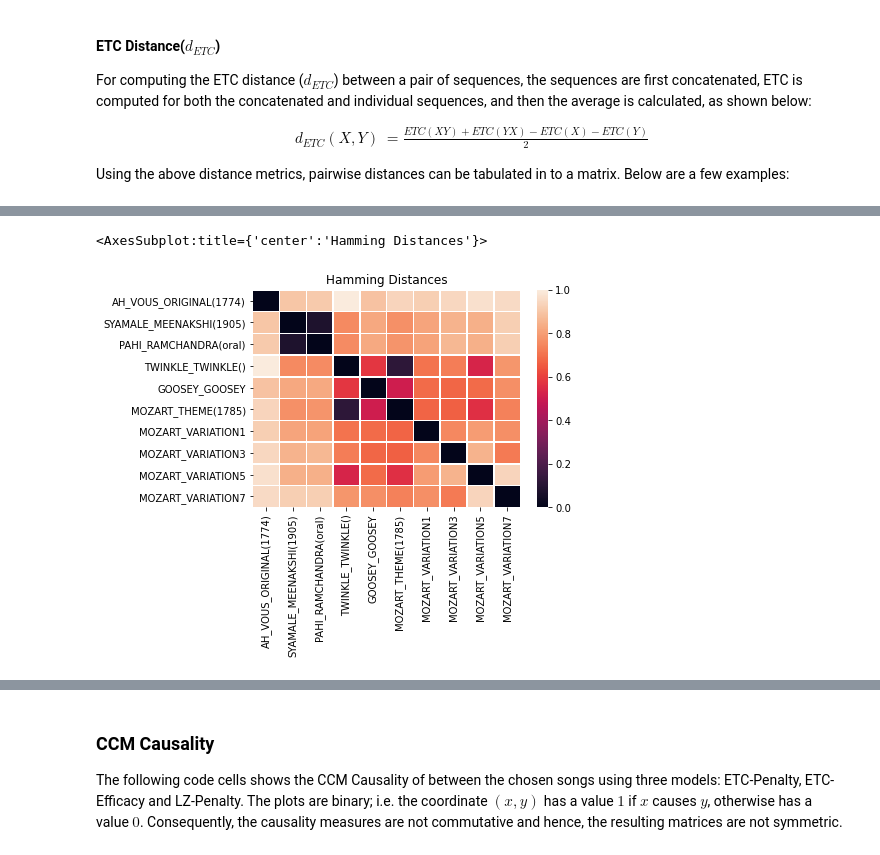
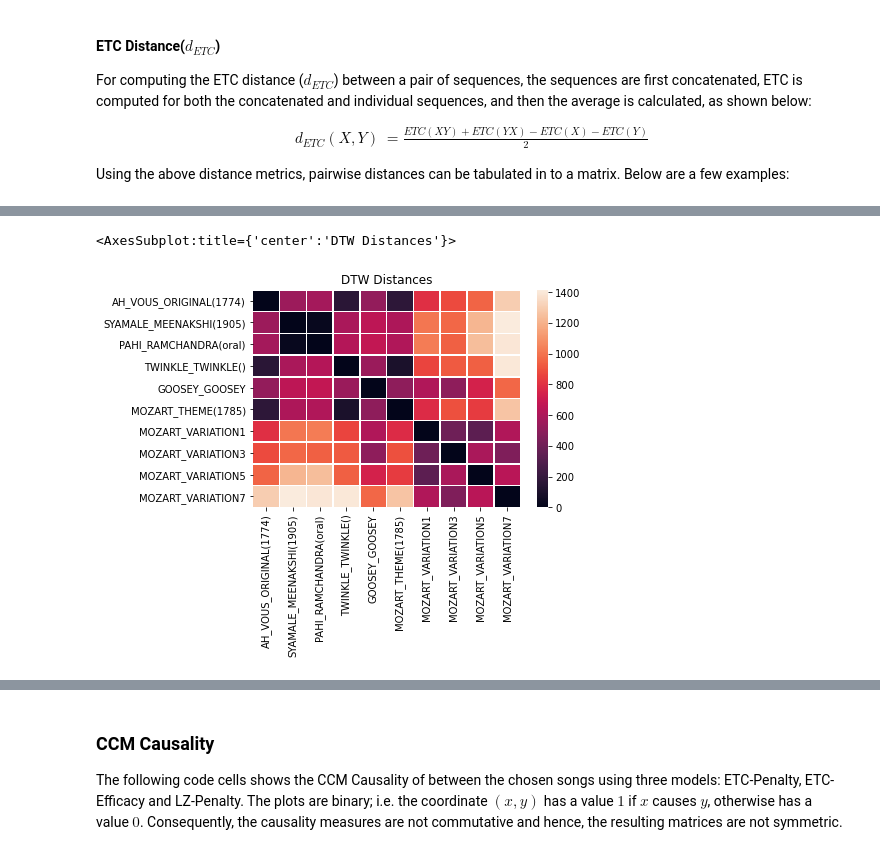
Before and after one commit to thekoc11/notation-metrics, a Jupyter notebook: scratch.ipynb, the cells around one changed output, grey strips where cells are left out. Drawn from its saved outputs; the diff is of its cells as text; code cells hidden in the pictures.

Commit message:
Added DTW distances

```diff
--- a/scratch.ipynb
+++ b/scratch.ipynb
@@ -44,12 +41,12 @@ def get_etc_modified_data(dict, include_rests=True, num_bins=None):
             else:
                 ret.append(1)
         elif include_rests:
-            if dict["adjusted_melody"][ind]!= 99999:
+            if dict["adjusted_melody"][ind]< 99999:
                 ret.append(dict["adjusted_melody"][ind] + 24)
             else:
                 ret.append(200)
         else:
-            if dict["adjusted_melody"][ind]!= 99999:
+            if dict["adjusted_melody"][ind] < 99999:
                 ret.append(dict["adjusted_melody"][ind] + 24)
 
     return ret
@@ -144,11 +141,14 @@ def create_matrix_melody_distances(dict_list):
 
     for i in range(len(dict_list)):
         m_i = get_etc_modified_data(dict_list[i])
+        m_i_no_rests = get_etc_modified_data(dict_list[i], include_rests=False)
         for ii in range(len(dict_list)):
             m_ii = get_etc_modified_data(dict_list[ii])
+            m_ii_no_rests = get_etc_modified_data(dict_list[ii], include_rests=False)
             LCSMatrix[i][ii] = distances.LCSubSeq(m_i, m_ii, len(m_i), len(m_ii))
             EDMatrix[i][ii] = distances.editDist(m_i, m_ii, len(m_i), len(m_ii), normalize_len=True)
-            DTWMatrix[i][ii] = distances.dtwDist(m_i, m_ii, len(m_i), len(m_ii))
+            print(m_ii_no_rests, m_i_no_rests)
+            DTWMatrix[i][ii] = distances.dtwDist(m_i_no_rests, m_ii_no_rests, len(m_i_no_rests), len(m_ii_no_rests))
             HDMatrix[i][ii] = distances.hammingDist(m_i, m_ii, len(m_i), len(m_ii))
             dETCMatrix[i][ii] = distances.etcDist(m_i, m_ii)
             Causility_Matrix[i][ii] =  1 if ETC.CCM_causality(m_i, m_ii)['ETCE_cause'] == 'x' else 0
@@ -171,11 +188,11 @@ sns.heatmap(arrs[1], linewidths=0.5, xticklabels=data.GetLabels(), yticklabels=d
 [figure]
 # %%
 ax = plt.axes()
-ax.set_title('Hamming Distances')
-sns.heatmap(arrs[3], linewidths=0.5, xticklabels=data.GetLabels(), yticklabels=data.GetLabels(), ax=ax)
+ax.set_title('DTW Distances')
+sns.heatmap(arrs[2], linewidths=0.5, xticklabels=data.GetLabels(), yticklabels=data.GetLabels(), ax=ax)
 # %% [output]
-<AxesSubplot:title={'center':'Hamming Distances'}>
+<AxesSubplot:title={'center':'DTW Distances'}>
-[figure, old version]
+[figure, new version]
 # %% [markdown]
 In the above code snippet(s), we explore the usefulness of Edit-Distance and Hamming Distance as a distance metrics to compare two melodies. The following important inferences can be made:
 ![inference-image](https://images792978020.files.wordpress.com/2021/01/graphviz.png)
```
Also changed, not shown: parts of 7 cells of this notebook, 2 other files.
